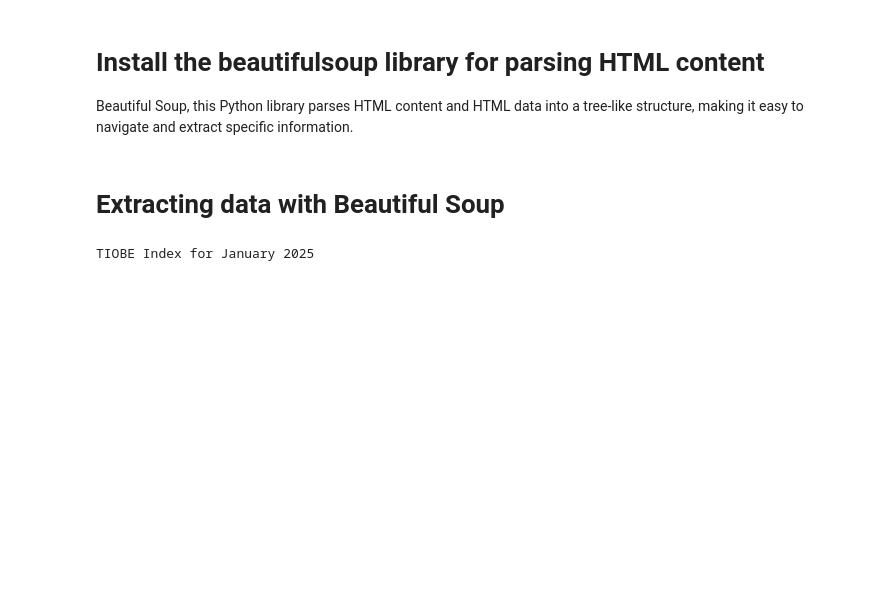
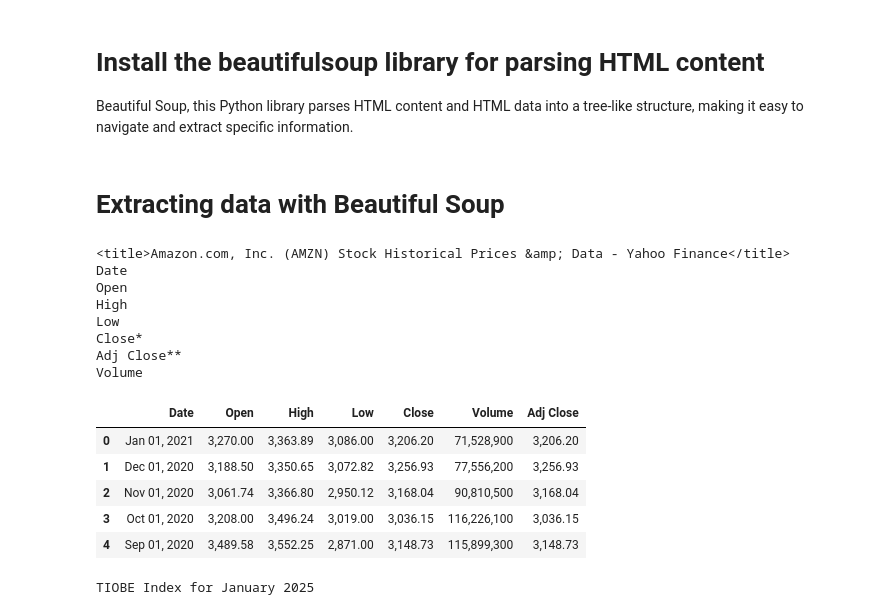
Before and after one commit to paing-myo-swe/python-web-scraping, a Jupyter notebook: beautifulsoup.ipynb, the cells around one changed output. Saved outputs shown, nothing was run; the diff lists cells and outputs as text; code cells hidden in the pictures; blank space fills up the shorter version.

Commit message:
Scrap with yfinance and pandas

```diff
--- a/beautifulsoup.ipynb
+++ b/beautifulsoup.ipynb
@@ -7,3 +8,49 @@ Beautiful Soup, this Python library parses HTML content and HTML data into a tre
 # %% [markdown]
 # Extracting data with Beautiful Soup
+# %%
+import requests
+from bs4 import BeautifulSoup
+import pandas as pd
+
+url = " https://cf-courses-data.s3.us.cloud-object-storage.appdomain.cloud/IBMDeveloperSkillsNetwork-PY0220EN-SkillsNetwork/labs/project/amazon_data_webpage.html"
+html_data = requests.get(url)
+soup = BeautifulSoup(html_data.content, 'html.parser')
+title = soup.title
+print(title)
+
+# Get table columns
+thead = soup.find_all("th")
+for head in thead:
+    print(head.text)
+
+amazon_data = pd.DataFrame(columns=["Date", "Open", "High", "Low", "Close", "Volume"])
+
+for row in soup.find("tbody").find_all("tr"):
+    col = row.find_all("td")
+    date = col[0].text
+    Open = col[1].text
+    high = col[2].text
+    low = col[3].text
+    close = col[4].text
+    adj_close = col[5].text
+    volume = col[6].text
+
+    amazon_data = pd.concat([amazon_data, pd.DataFrame({"Date":[date], "Open":[Open], "High":[high], "Low":[low], "Close":[close], "Adj Close":[adj_close], "Volume":[volume]})], ignore_index=True)
+
+amazon_data.head()
+# %% [output]
+<title>Amazon.com, Inc. (AMZN) Stock Historical Prices &amp; Data - Yahoo Finance</title>
+Date
+Open
+High
+Low
+Close*
+Adj Close**
+Volume
+|  | Date | Open | High | Low | Close | Volume | Adj Close |
+| 0 | Jan 01, 2021 | 3,270.00 | 3,363.89 | 3,086.00 | 3,206.20 | 71,528,900 | 3,206.20 |
+| 1 | Dec 01, 2020 | 3,188.50 | 3,350.65 | 3,072.82 | 3,256.93 | 77,556,200 | 3,256.93 |
+| 2 | Nov 01, 2020 | 3,061.74 | 3,366.80 | 2,950.12 | 3,168.04 | 90,810,500 | 3,168.04 |
+| 3 | Oct 01, 2020 | 3,208.00 | 3,496.24 | 3,019.00 | 3,036.15 | 116,226,100 | 3,036.15 |
+| 4 | Sep 01, 2020 | 3,489.58 | 3,552.25 | 2,871.00 | 3,148.73 | 115,899,300 | 3,148.73 |
 # %%
```
Also changed, not shown: parts of 3 cells of this notebook, 2 other files.
